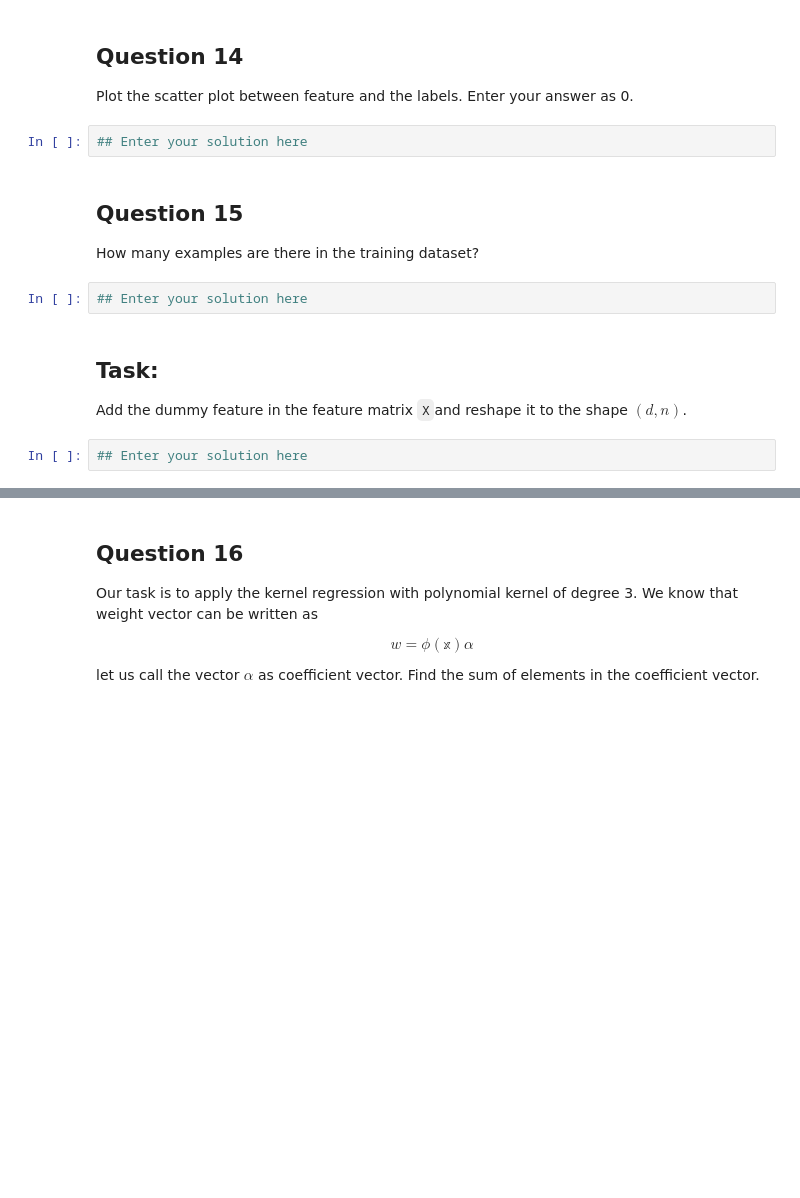
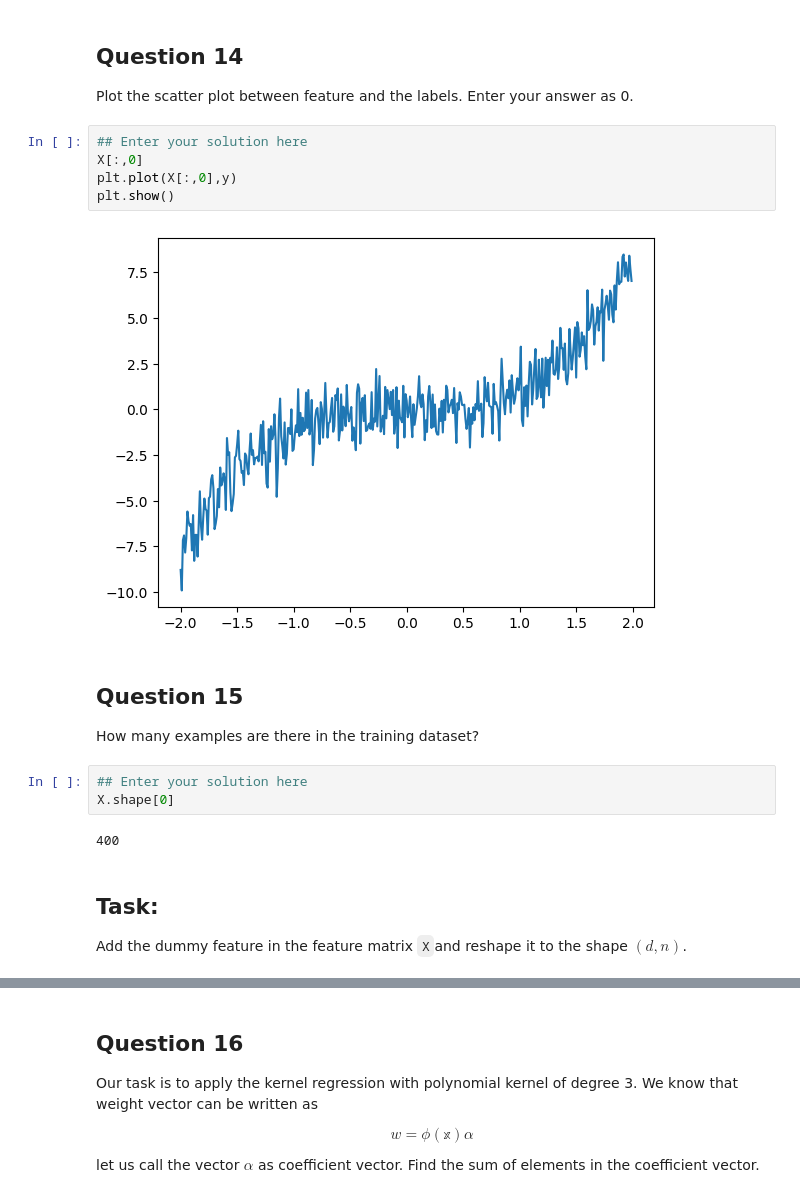
Before and after one commit to shivainlabs/Machine-Learning, a Jupyter notebook: Supervised Learning/Linear Regression/Copy_of_W5_Programming_withoutSol.ipynb, the cells around one changed output, grey strips where cells are left out. Cells and saved outputs as stored; diff of their text form; blank space fills up the shorter version.

```diff
--- a/Supervised Learning/Linear Regression/Copy_of_W5_Programming_withoutSol.ipynb
+++ b/Supervised Learning/Linear Regression/Copy_of_W5_Programming_withoutSol.ipynb
@@ -300,14 +305,20 @@ y = X**3 + rng.normal(0, 1, X.shape[0]).reshape(-1, 1)
 Plot the scatter plot between feature and the labels. Enter your answer as 0.
 # %%
 ## Enter your solution here
+X[:,0]
+plt.plot(X[:,0],y)
+plt.show()
+# %% [output]
+[figure, added]
 # %% [markdown]
 ## Question 15
 How many examples are there in the training dataset?
 # %%
 ## Enter your solution here
+X.shape[0]
+# %% [output]
+400
 # %% [markdown]
 ## Task:
 
 Add the dummy feature in the feature matrix `X`and reshape it to the shape $(d, n)$.
-# %%
-## Enter your solution here
```
Also changed, not shown: parts of 21 cells of this notebook.
